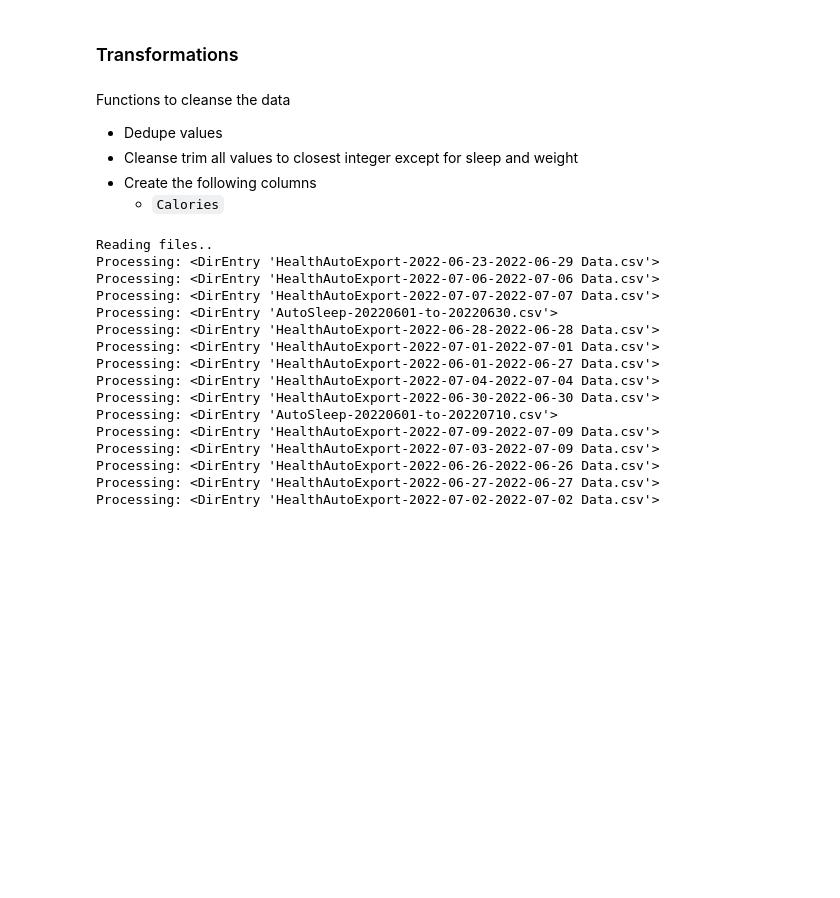
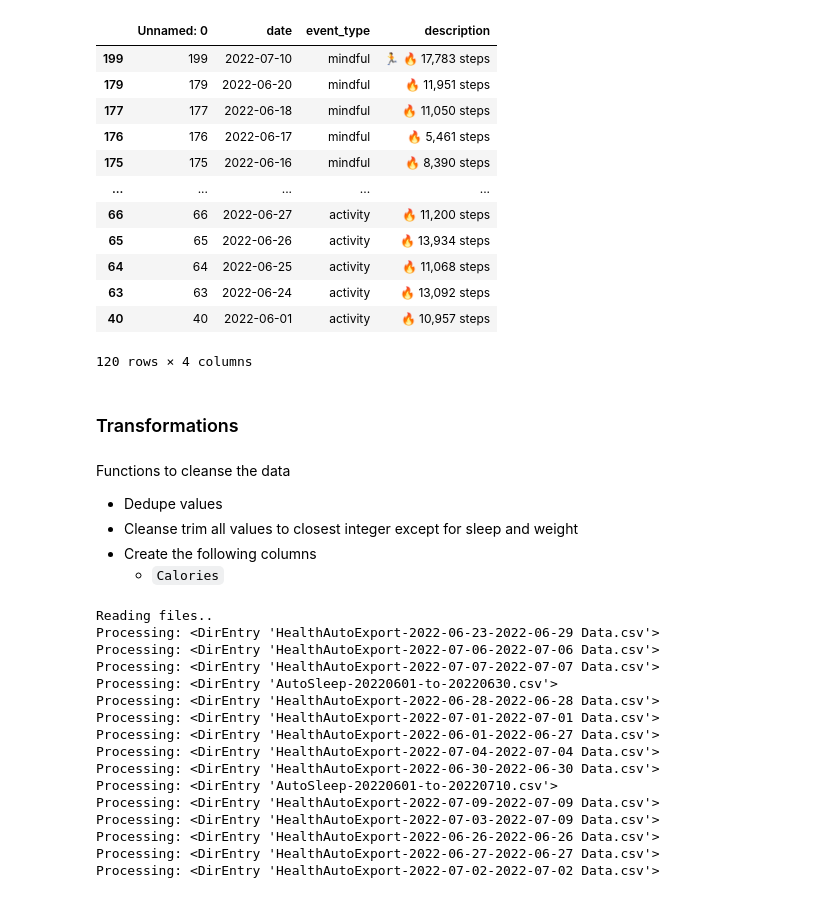
Before and after one commit to namtonthat/apple-health-data, a Jupyter notebook: apple-health.ipynb, the cells around one changed output. Cells and saved outputs as stored; diff of their text form; code cells hidden in the pictures; blank space fills up the shorter version.

```diff
--- a/apple-health.ipynb
+++ b/apple-health.ipynb
@@ -4,6 +4,27 @@ import numpy as np
 import datetime
 from ics import Calendar, Event
 import boto3
+# %%
+df_event = pd.read_csv('df_event.csv')
+# %%
+df_event_activity = df_event.query('event_type in ("mindful", "exercise", "activity")').copy().sort_values(by= ['event_type'], ascending= False)
+df_event_activity.fillna('', inplace=True)
+df_event_activity['description'] = df_event_activity.groupby('date')['description'].transform(lambda x: ' '.join(x))
+df_event_activity
+# %% [output]
+|  | Unnamed: 0 | date | event_type | description |
+| 199 | 199 | 2022-07-10 | mindful | 🏃 🔥 17,783 steps |
+| 179 | 179 | 2022-06-20 | mindful | 🔥 11,951 steps |
+| 177 | 177 | 2022-06-18 | mindful | 🔥 11,050 steps |
+| 176 | 176 | 2022-06-17 | mindful | 🔥 5,461 steps |
+| 175 | 175 | 2022-06-16 | mindful | 🔥 8,390 steps |
+| ... | ... | ... | ... | ... |
+| 66 | 66 | 2022-06-27 | activity | 🔥 11,200 steps |
+| 65 | 65 | 2022-06-26 | activity | 🔥 13,934 steps |
+| 64 | 64 | 2022-06-25 | activity | 🔥 11,068 steps |
+| 63 | 63 | 2022-06-24 | activity | 🔥 13,092 steps |
+| 40 | 40 | 2022-06-01 | activity | 🔥 10,957 steps |
+120 rows × 4 columns
 # %%
 def ts_to_dt(ts):
     return datetime.datetime.fromtimestamp(ts)
```
Also changed, not shown: 5 other files.
